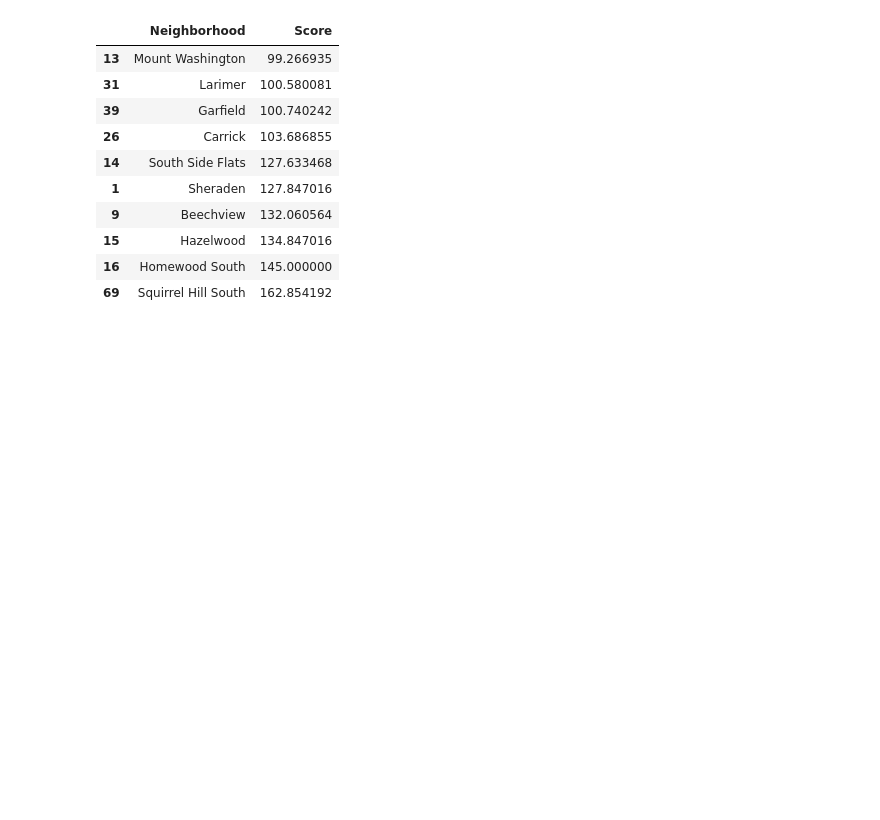
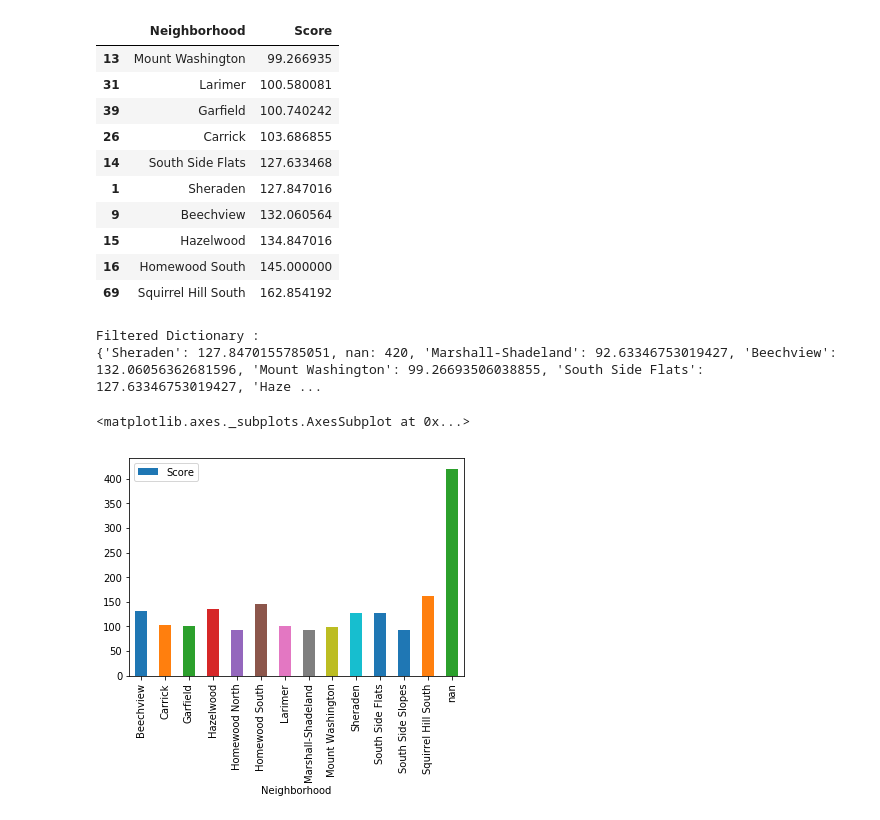
Before and after one commit to djb179/Playground-Penguins, a Jupyter notebook: main.ipynb, the cells around one changed output. Cells and saved outputs as stored; diff of their text form; code cells hidden in the pictures; blank space fills up the shorter version.

Commit message:
added filter

```diff
--- a/main.ipynb
+++ b/main.ipynb
@@ -150,3 +150,24 @@ playground weight: 4.526693506038859
 | 15 | Hazelwood | 134.847016 |
 | 16 | Homewood South | 145.000000 |
 | 69 | Squirrel Hill South | 162.854192 |
+# %%
+filter_neighborhood = dict()
+
+for (key, value) in neighborhoods.items():
+   # Check if key is even then add pair to new dictionary
+   if value > 90:
+       filter_neighborhood[key] = value
+
+print('Filtered Dictionary : ')
+print(filter_neighborhood)
+
+
+df = pd.DataFrame(list(filter_neighborhood.items()))
+df.columns = ['Neighborhood', 'Score']
+df = df.sort_values('Neighborhood')
+df.plot.bar(x = 'Neighborhood', y = 'Score')
+# %% [output]
+Filtered Dictionary :
+{'Sheraden': 127.8470155785051, nan: 420, 'Marshall-Shadeland': 92.63346753019427, 'Beechview': 132.06056362681596, 'Mount Washington': 99.26693506038855, 'South Side Flats': 127.63346753019427, 'Haze ...
+<matplotlib.axes._subplots.AxesSubplot at 0x...>
+[figure, added]
```
Also changed, not shown: parts of 3 cells of this notebook.
